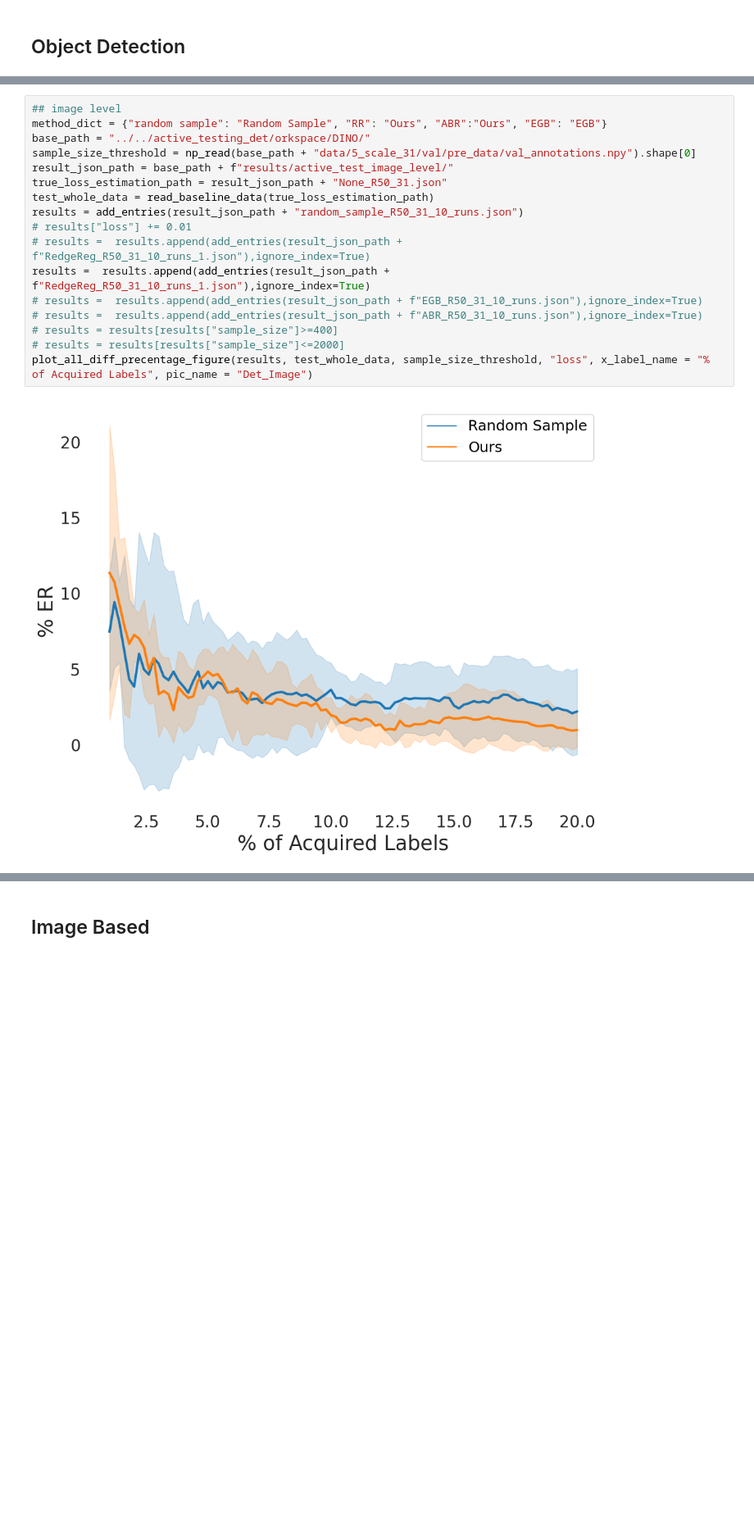
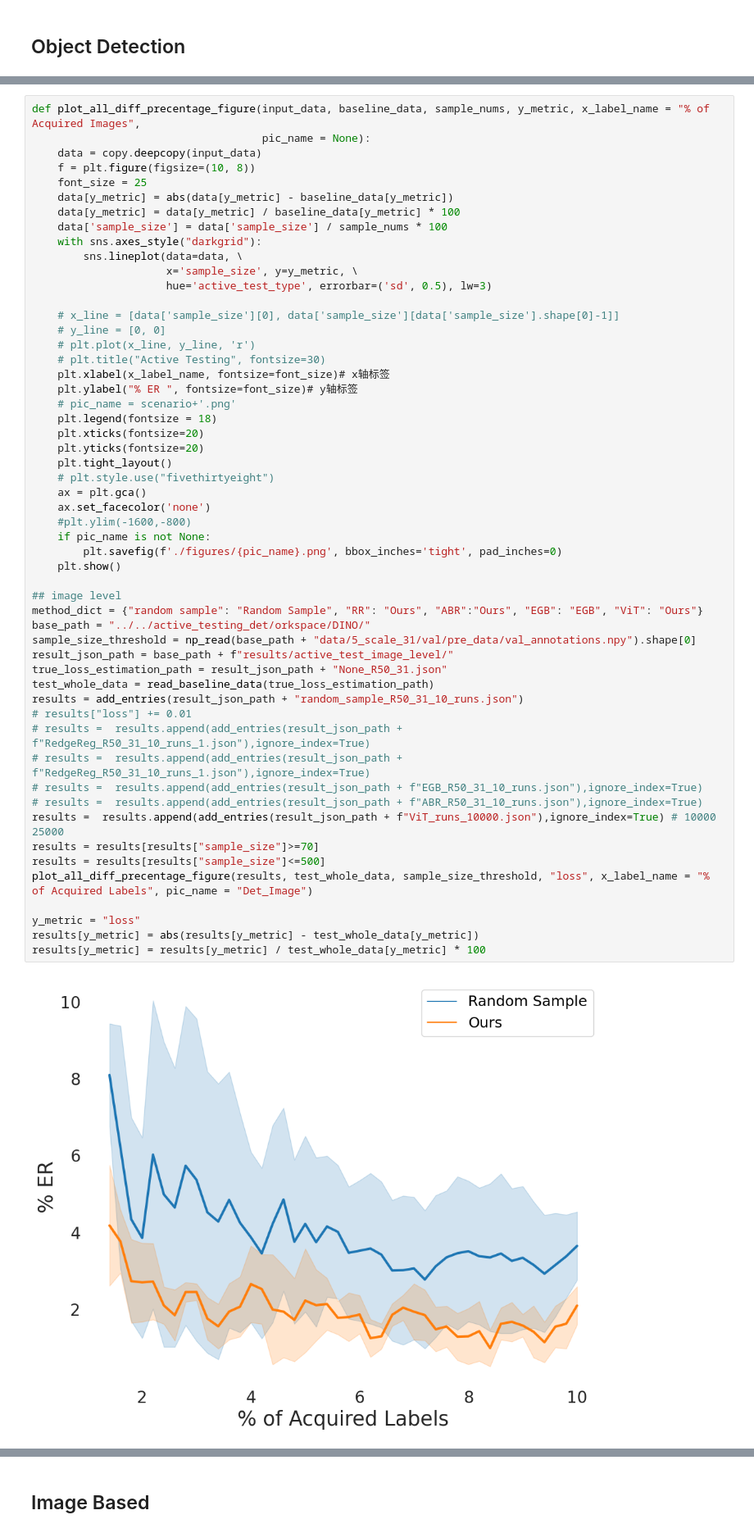
Before and after one commit to susanbao/pytorch-segmentation, a Jupyter notebook: active_testing_figure_all_large_range.ipynb, the cells around one changed output, grey strips where cells are left out. Shown at 82% size. Saved outputs shown, nothing was run; the diff lists cells and outputs as text; blank space fills up the shorter version.

```diff
--- a/active_testing_figure_all_large_range.ipynb
+++ b/active_testing_figure_all_large_range.ipynb
@@ -185,19 +483,56 @@ def show_all_methods_mean_std(model_dataset, steps, image_path, result_path, lev
 # %%
+def plot_all_diff_precentage_figure(input_data, baseline_data, sample_nums, y_metric, x_label_name = "% of Acquired Images",
+                                    pic_name = None):
+    data = copy.deepcopy(input_data)
+    f = plt.figure(figsize=(10, 8))
+    font_size = 25
+    data[y_metric] = abs(data[y_metric] - baseline_data[y_metric])
+    data[y_metric] = data[y_metric] / baseline_data[y_metric] * 100
+    data['sample_size'] = data['sample_size'] / sample_nums * 100
+    with sns.axes_style("darkgrid"):
+        sns.lineplot(data=data, \
+                     x='sample_size', y=y_metric, \
+                     hue='active_test_type', errorbar=('sd', 0.5), lw=3)
+
+    # x_line = [data['sample_size'][0], data['sample_size'][data['sample_size'].shape[0]-1]]
+    # y_line = [0, 0]
+    # plt.plot(x_line, y_line, 'r')
+    # plt.title("Active Testing", fontsize=30)
+    plt.xlabel(x_label_name, fontsize=font_size)# x轴标签
+    plt.ylabel("% ER ", fontsize=font_size)# y轴标签
+    # pic_name = scenario+'.png'
+    plt.legend(fontsize = 18)
+    plt.xticks(fontsize=20)
+    plt.yticks(fontsize=20)
+    plt.tight_layout()
+    # plt.style.use("fivethirtyeight")
+    ax = plt.gca()
+    ax.set_facecolor('none')
+    #plt.ylim(-1600,-800)
+    if pic_name is not None:
+        plt.savefig(f'./figures/{pic_name}.png', bbox_inches='tight', pad_inches=0)
+    plt.show()
+
 ## image level
-method_dict = {"random sample": "Random Sample", "RR": "Ours", "ABR":"Ours", "EGB": "EGB"}
+method_dict = {"random sample": "Random Sample", "RR": "Ours", "ABR":"Ours", "EGB": "EGB", "ViT": "Ours"}
 base_path = "../../active_testing_det/orkspace/DINO/"
 sample_size_threshold = np_read(base_path + "data/5_scale_31/val/pre_data/val_annotations.npy").shape[0]
 result_json_path = base_path + f"results/active_test_image_level/"
 true_loss_estimation_path = result_json_path + "None_R50_31.json"
 test_whole_data = read_baseline_data(true_loss_estimation_path)
 results = add_entries(result_json_path + "random_sample_R50_31_10_runs.json")
 # results["loss"] += 0.01
 # results =  results.append(add_entries(result_json_path + f"RedgeReg_R50_31_10_runs_1.json"),ignore_index=True)
-results =  results.append(add_entries(result_json_path + f"RedgeReg_R50_31_10_runs_1.json"),ignore_index=True)
+# results =  results.append(add_entries(result_json_path + f"RedgeReg_R50_31_10_runs_1.json"),ignore_index=True)
 # results =  results.append(add_entries(result_json_path + f"EGB_R50_31_10_runs.json"),ignore_index=True)
 # results =  results.append(add_entries(result_json_path + f"ABR_R50_31_10_runs.json"),ignore_index=True)
-# results = results[results["sample_size"]>=400]
-# results = results[results["sample_size"]<=2000]
+results =  results.append(add_entries(result_json_path + f"ViT_runs_10000.json"),ignore_index=True) # 10000 25000
+results = results[results["sample_size"]>=70]
+results = results[results["sample_size"]<=500]
 plot_all_diff_precentage_figure(results, test_whole_data, sample_size_threshold, "loss", x_label_name = "% of Acquired Labels", pic_name = "Det_Image")
+
+y_metric = "loss"
+results[y_metric] = abs(results[y_metric] - test_whole_data[y_metric])
+results[y_metric] = results[y_metric] / test_whole_data[y_metric] * 100
 # %% [output]
-[figure, old version]
+[figure, new version]
```
Also changed, not shown: parts of 27 cells of this notebook, 17 other files.
